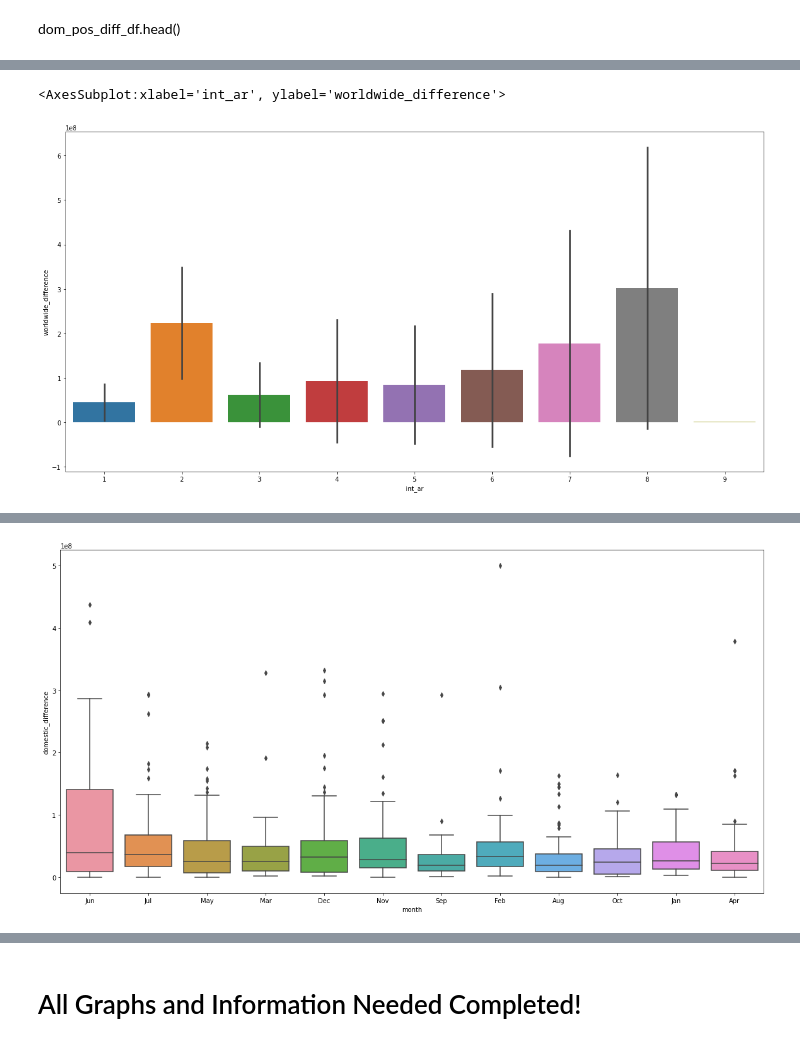
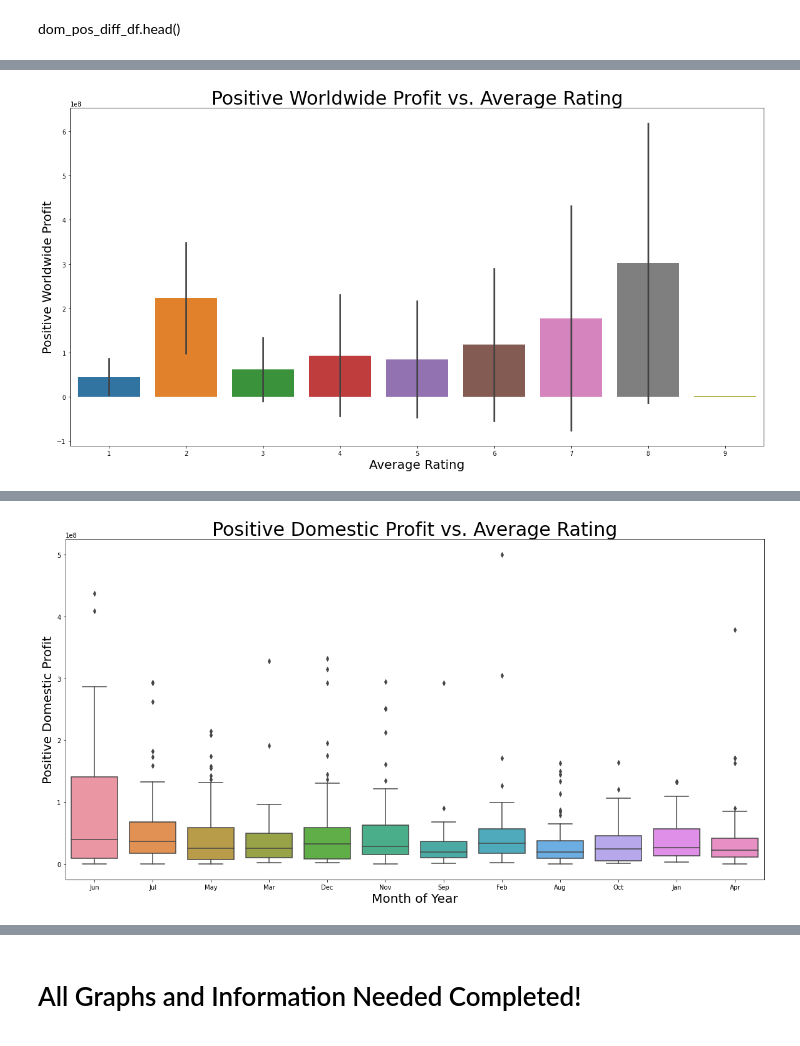
Before and after one commit to INV-VTL/P1-Project, a Jupyter notebook: Project_1.ipynb, the cells around one changed output, grey strips where cells are left out. Saved outputs shown, nothing was run; the diff lists cells and outputs as text; code cells hidden in the pictures.

```diff
--- a/Project_1.ipynb
+++ b/Project_1.ipynb
@@ -1470,10 +1486,15 @@ sns.barplot(x="int_ar", y="domestic_difference", data=dom_pos_diff_df, ci="sd")
 # %%
 fig, ax = plt.subplots()
 fig.set_size_inches((20,10))
-sns.barplot(x="int_ar", y="worldwide_difference", data=ww_pos_diff_df, ci="sd")
+sns.barplot(x="int_ar", y="worldwide_difference", data=ww_pos_diff_df, ci="sd").set_title("Positive Worldwide Profit vs. Average Rating")
+
+plt.xlabel("Average Rating", fontsize = 20, color = "black")
+plt.ylabel("Positive Worldwide Profit", fontsize = 20, color = "black")
+plt.title("Positive Worldwide Profit vs. Average Rating", fontsize = 30, color = "black")
+
+plt.show()
 # %% [output]
-<AxesSubplot:xlabel='int_ar', ylabel='worldwide_difference'>
-[figure, old version]
+[figure, new version]
 # %%
 dom_pos_diff_df.groupby('month', as_index=True)['domestic_difference'].mean()
 # %% [output]
@@ -1511,10 +1532,15 @@ Name: domestic_difference, dtype: float64
 # %%
 fig, ax = plt.subplots()
 fig.set_size_inches((20,10))
-sns.boxplot(x='month',y='domestic_difference',data=dom_pos_diff_df,ax=ax)
+sns.boxplot(x='month',y='domestic_difference',data=dom_pos_diff_df,ax=ax).set_title("Positive Domestic Profit vs. Month of Year")
+
+plt.xlabel("Month of Year", fontsize = 20, color = "black")
+plt.ylabel("Positive Domestic Profit", fontsize = 20, color = "black")
+plt.title("Positive Domestic Profit vs. Average Rating", fontsize = 30, color = "black")
+
 plt.show()
 # %% [output]
-[figure, old version]
+[figure, new version]
 # %%
 fig, ax = plt.subplots()
 fig.set_size_inches((20,10))
```
Also changed, not shown: parts of 10 cells of this notebook, 12 other files.
